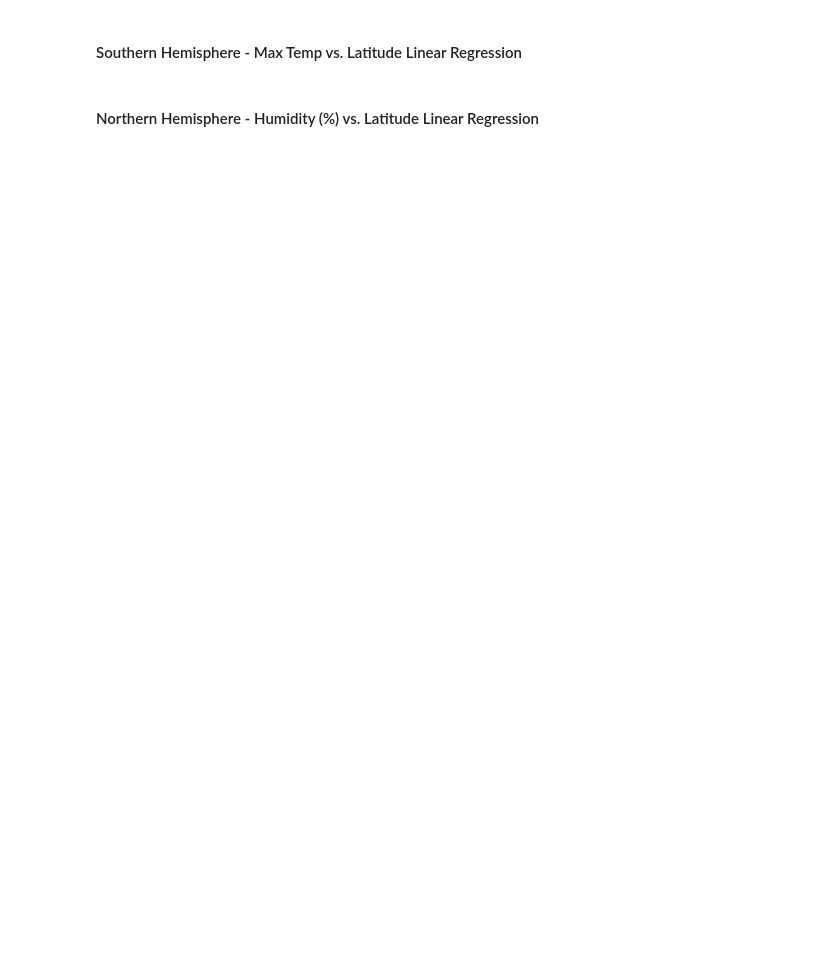
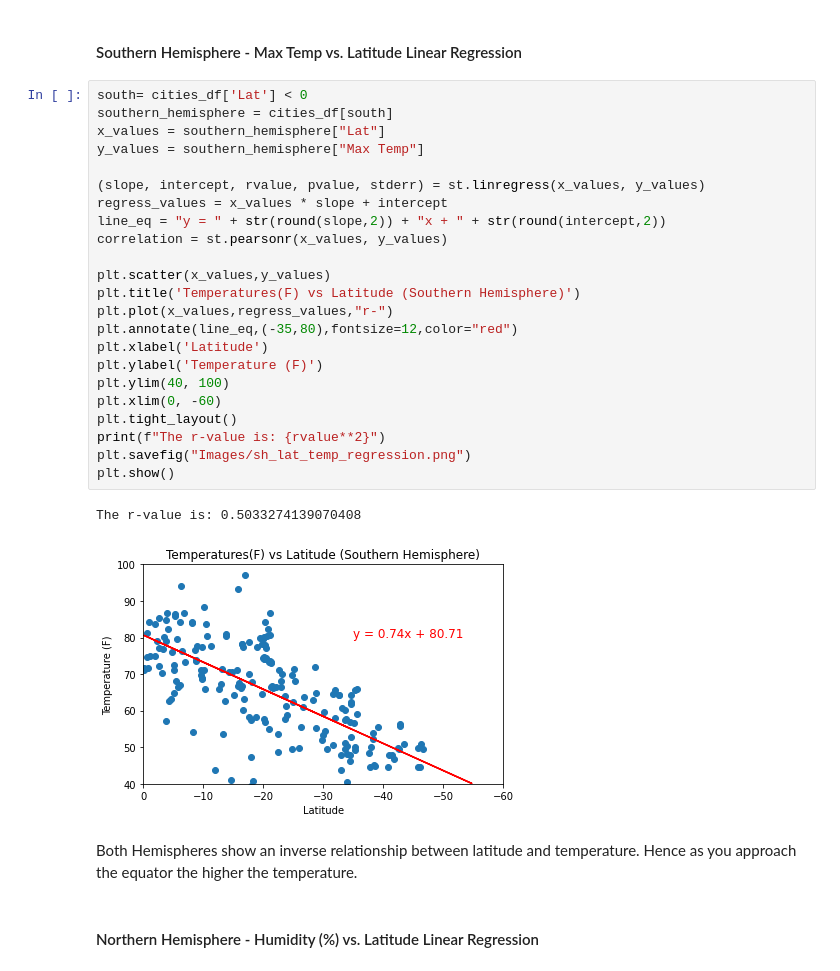
Before and after one commit to eddyannobil/python-api-challenge, a Jupyter notebook: WeatherPy/WeatherPy.ipynb, the cells around one changed output. Drawn from its saved outputs; the diff is of its cells as text; blank space fills up the shorter version.

```diff
--- a/WeatherPy/WeatherPy.ipynb
+++ b/WeatherPy/WeatherPy.ipynb
@@ -254,4 +281,32 @@ This plot evaluates the relationship between City Latitude and Wind Speed which
 # %% [markdown]
 ####  Southern Hemisphere - Max Temp vs. Latitude Linear Regression
+# %%
+south= cities_df['Lat'] < 0
+southern_hemisphere = cities_df[south]
+x_values = southern_hemisphere["Lat"]
+y_values = southern_hemisphere["Max Temp"]
+
+(slope, intercept, rvalue, pvalue, stderr) = st.linregress(x_values, y_values)
+regress_values = x_values * slope + intercept
+line_eq = "y = " + str(round(slope,2)) + "x + " + str(round(intercept,2))
+correlation = st.pearsonr(x_values, y_values)
+
+plt.scatter(x_values,y_values)
+plt.title('Temperatures(F) vs Latitude (Southern Hemisphere)')
+plt.plot(x_values,regress_values,"r-")
+plt.annotate(line_eq,(-35,80),fontsize=12,color="red")
+plt.xlabel('Latitude')
+plt.ylabel('Temperature (F)')
+plt.ylim(40, 100)
+plt.xlim(0, -60)
+plt.tight_layout()
+print(f"The r-value is: {rvalue**2}")
+plt.savefig("Images/sh_lat_temp_regression.png")
+plt.show()
+# %% [output]
+The r-value is: 0.5033274139070408
+[figure, added]
+# %% [markdown]
+Both Hemispheres show an inverse relationship between latitude and temperature. Hence as you approach the equator the higher the temperature.
 # %% [markdown]
 ####  Northern Hemisphere - Humidity (%) vs. Latitude Linear Regression
```
Also changed, not shown: parts of 17 cells of this notebook, 13 other files.
